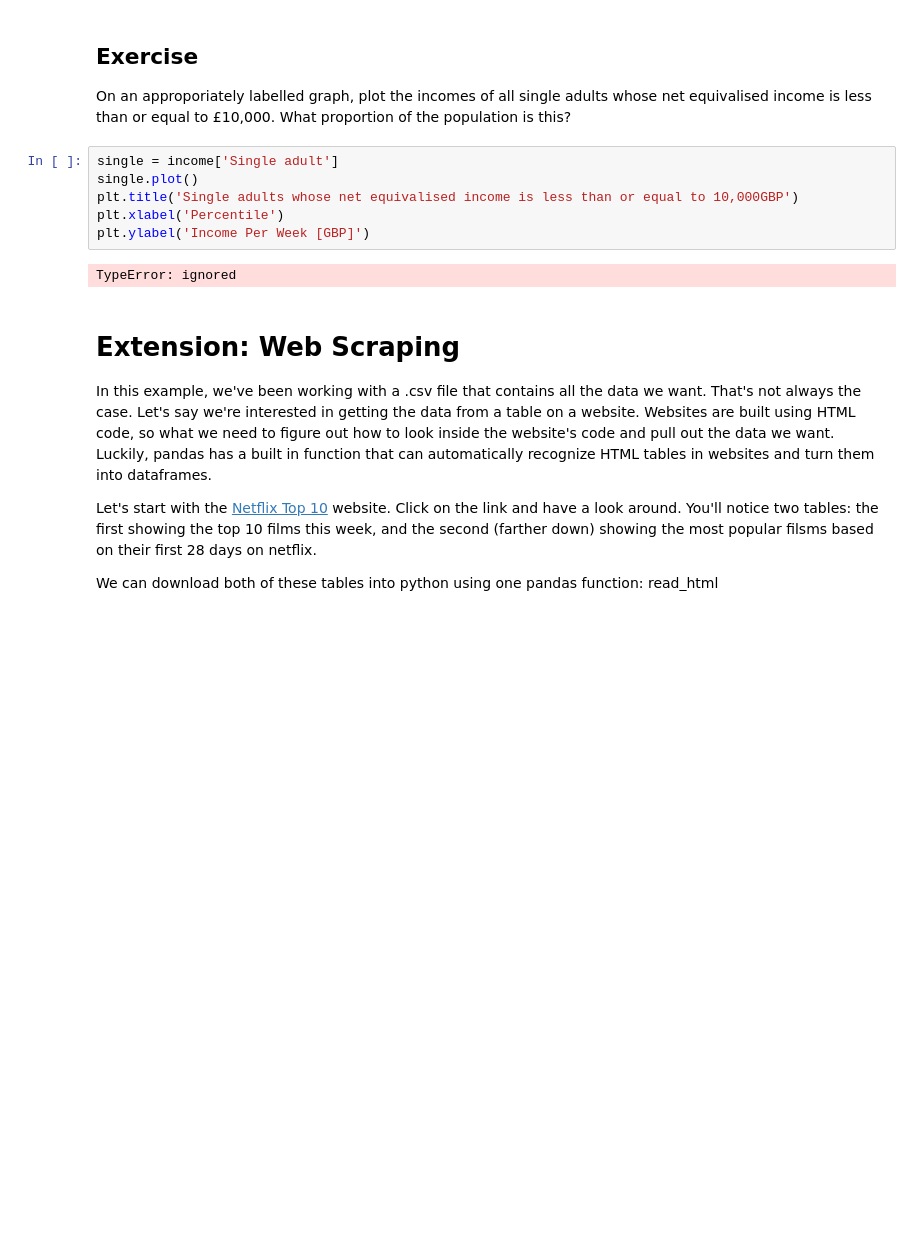
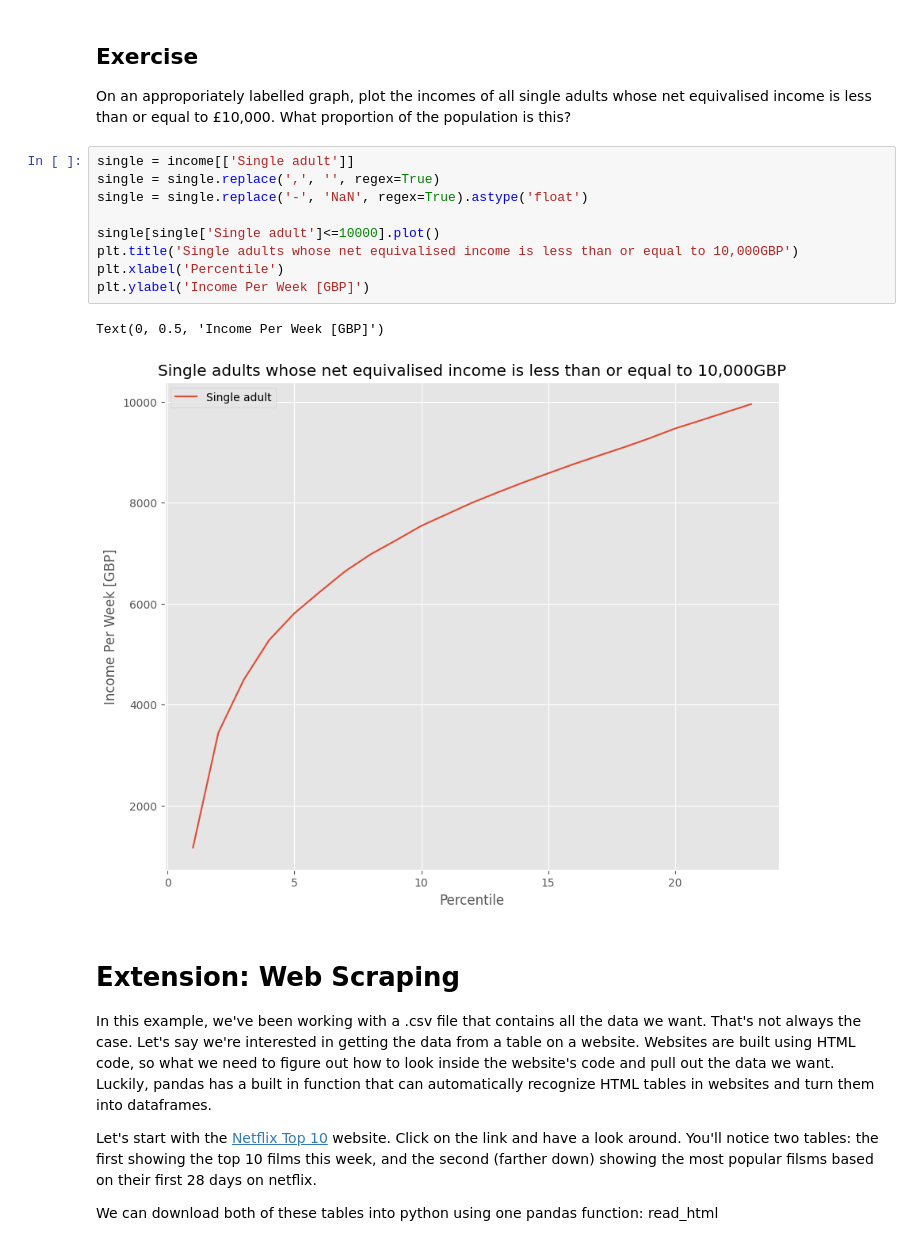
Before and after one commit to sofiya-sh/QM2, a Jupyter notebook: notebooks/W02. Pandas.ipynb, the cells around one changed output. Cells and saved outputs as stored; diff of their text form; blank space fills up the shorter version.

```diff
--- a/notebooks/W02. Pandas.ipynb
+++ b/notebooks/W02. Pandas.ipynb
@@ -427,13 +427,17 @@ We won't dwell on comparative operative, here we've used ">" to mean "is greater
 ## Exercise
 On an approporiately labelled graph, plot the incomes of all single adults whose net equivalised income is less than or equal to £10,000. What proportion of the population is this?
 # %%
-single = income['Single adult']
-single.plot()
+single = income[['Single adult']]
+single = single.replace(',', '', regex=True)
+single = single.replace('-', 'NaN', regex=True).astype('float')
+
+single[single['Single adult']<=10000].plot()
 plt.title('Single adults whose net equivalised income is less than or equal to 10,000GBP')
 plt.xlabel('Percentile')
 plt.ylabel('Income Per Week [GBP]')
 # %% [output]
-TypeError: ignored
+Text(0, 0.5, 'Income Per Week [GBP]')
+[figure, added]
 # %% [markdown]
 # Extension: Web Scraping
 
```
Also changed, not shown: parts of 4 cells of this notebook.
